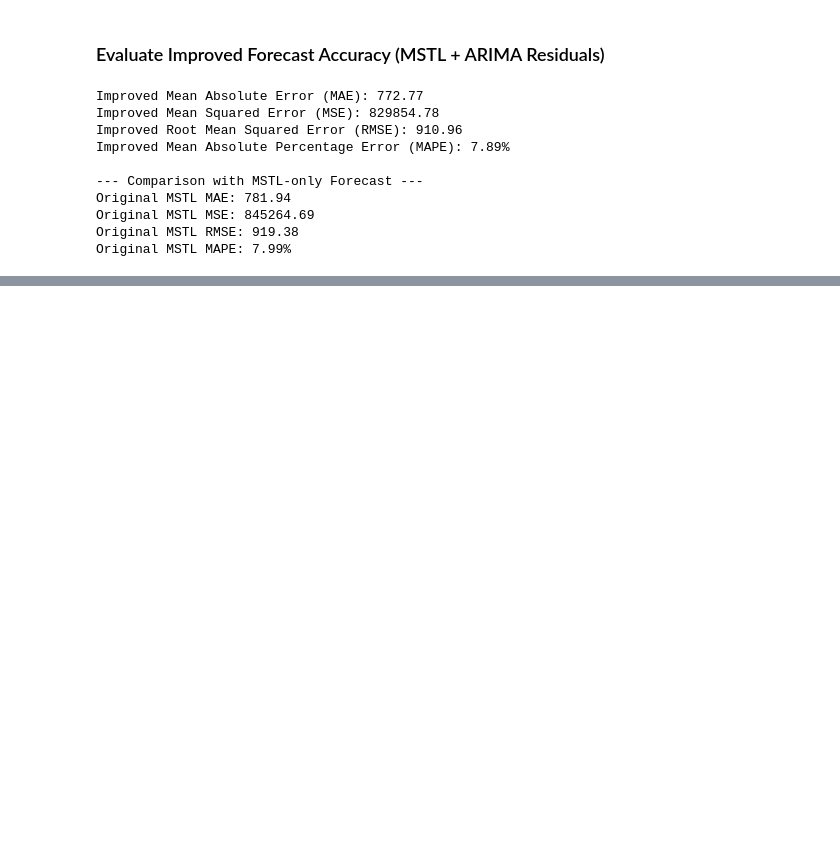
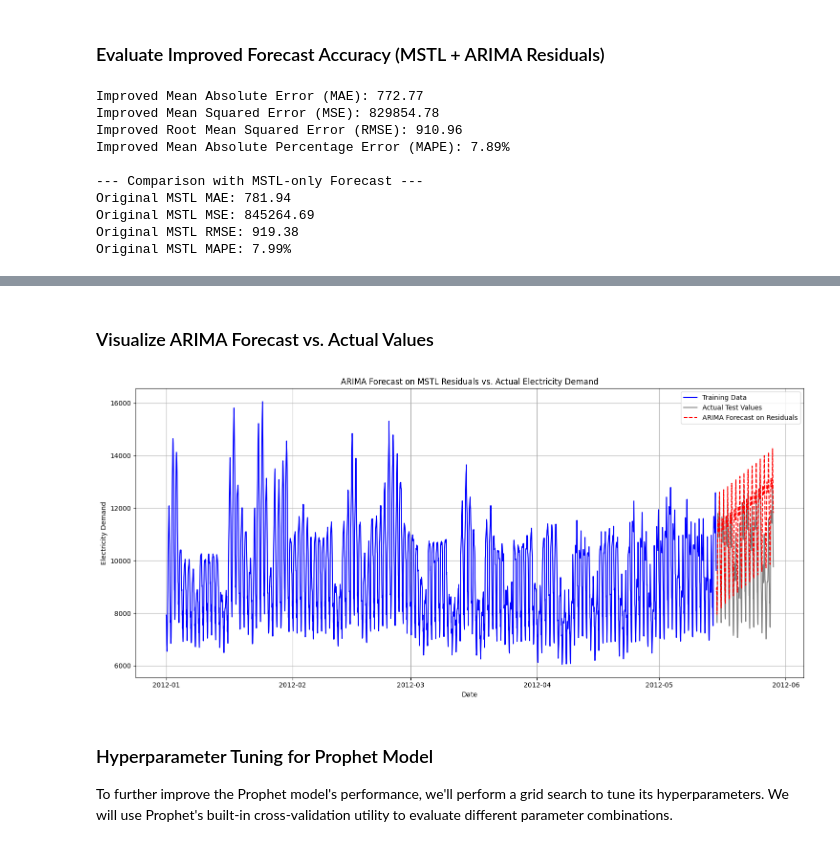
Before and after one commit to Vishnu912py/Resource-Demand-Forecasting, a Jupyter notebook: MSTL Decomposition/MSTL(using_electricity_dataset).ipynb, the cells around one changed output, grey strips where cells are left out. Saved outputs shown, nothing was run; the diff lists cells and outputs as text; code cells hidden in the pictures; blank space fills up the shorter version.

```diff
--- a/MSTL Decomposition/MSTL(using_electricity_dataset).ipynb
+++ b/MSTL Decomposition/MSTL(using_electricity_dataset).ipynb
@@ -622,18 +427,0 @@ After identifying the best SARIMA parameters using the grid search, we will now
-# %%
-# Fit SARIMA model with the best parameters
-sarima_model = SARIMAX(
-    train_data['y'],
-    order=best_order_sarima,
-    seasonal_order=best_seasonal_order_sarima,
-    enforce_stationarity=False,
-    enforce_invertibility=False,
-    freq='h'
-)
-sarima_model_fit = sarima_model.fit(disp=False)
-
-# Forecast for the test period
-sarima_forecast = sarima_model_fit.forecast(steps=forecast_steps)
-sarima_forecast.index = future_dates
-
-print("SARIMA Forecast (first 5):")
-display(sarima_forecast.head())
@@ -762,0 +486,21 @@ plt.show()
+# %% [markdown]
+### Visualize ARIMA Forecast vs. Actual Values
+# %%
+plt.figure(figsize=(15, 7))
+plt.plot(train_data.index, train_data['y'], label='Training Data', color='blue')
+plt.plot(test_data.index, test_data['y'], label='Actual Test Values', color='gray')
+plt.plot(sarima_forecast.index, sarima_forecast, label='ARIMA Forecast on Residuals', color='red', linestyle='--')
+
+plt.title('ARIMA Forecast on MSTL Residuals vs. Actual Electricity Demand')
+plt.xlabel('Date')
+plt.ylabel('Electricity Demand')
+plt.legend()
+plt.grid(True)
+plt.tight_layout()
+plt.show()
+# %% [output]
+[figure, added]
+# %% [markdown]
+### Hyperparameter Tuning for Prophet Model
+
+To further improve the Prophet model's performance, we'll perform a grid search to tune its hyperparameters. We will use Prophet's built-in cross-validation utility to evaluate different parameter combinations.
```
Also changed, not shown: parts of 48 cells of this notebook.
